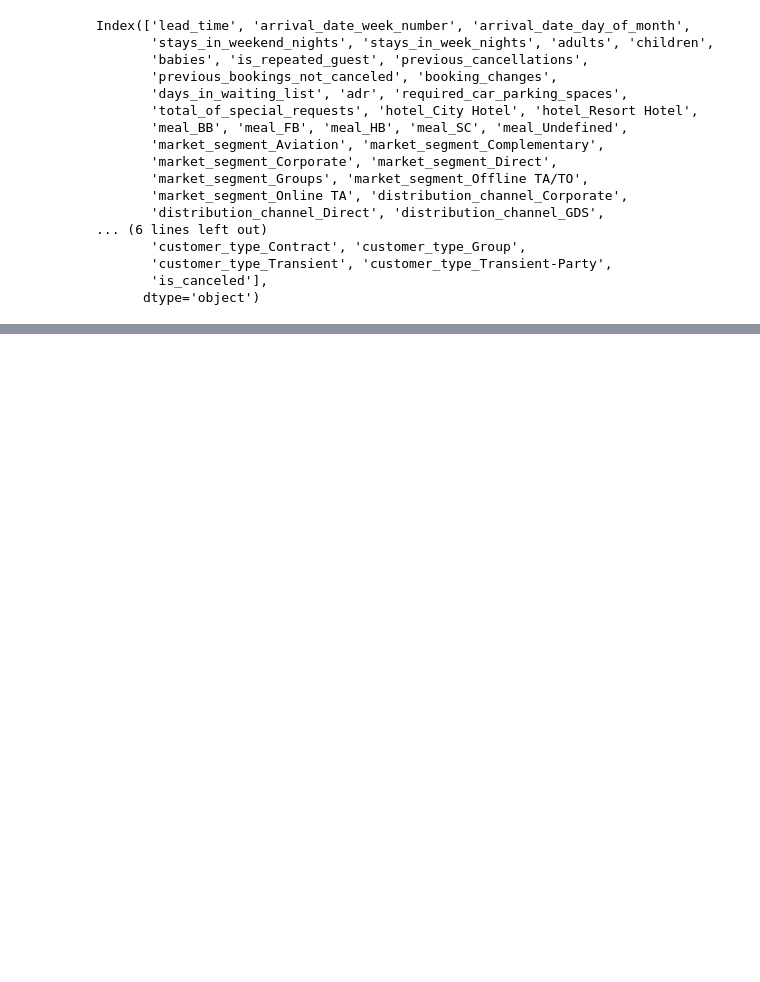
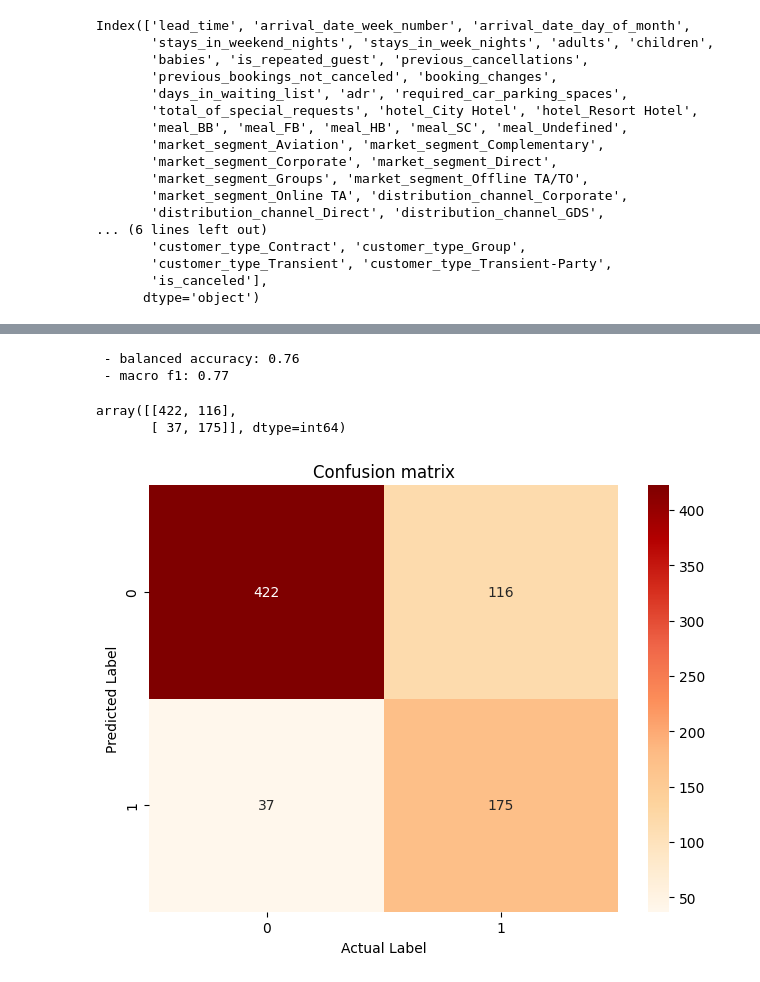
Before and after one commit to giannpan/Booking_cancelation, a Jupyter notebook: Untitled6.ipynb, the cells around one changed output, grey strips where cells are left out. Cells and saved outputs as stored; diff of their text form; code cells hidden in the pictures; blank space fills up the shorter version.

```diff
--- a/Untitled6.ipynb
+++ b/Untitled6.ipynb
@@ -393,0 +485,36 @@ res.iloc[23,1]
+# %%
+finalmodel = Pipeline([
+  ('scaler',RobustScaler()),
+  ('feat_select', SelectKBest(mutual_info_classif,k=29)),
+  ('classifier', RandomForestClassifier(random_state=42))
+])
+
+finalmodel.fit(X_train, y_train)
+predictions = finalmodel.predict(X_test)
+print(' - balanced accuracy:', round(balanced_accuracy_score(y_test, predictions),2))
+print(' - macro f1:', round(f1_score(y_test, predictions, average='macro'),2))
+# %% [output]
+ - balanced accuracy: 0.76
+ - macro f1: 0.77
+# %%
+cnf_matrix = confusion_matrix(predictions, y_test)
+cnf_matrix
+# %% [output]
+array([[422, 116],
+       [ 37, 175]], dtype=int64)
+# %%
+class_names = [0,1]
+fig, ax = plt.subplots()
+tick_marks = np.arange(len(class_names))
+plt.xticks(tick_marks,class_names)
+plt.yticks(tick_marks,class_names)
+
+#Create Heatmap
+sns.heatmap(pd.DataFrame(cnf_matrix), annot= True, cmap = "OrRd", fmt ="g")
+plt.tight_layout()
+plt.title("Confusion matrix")
+plt.xlabel("Actual Label")
+plt.ylabel("Predicted Label")
+None
+# %% [output]
+[figure, added]
```
Also changed, not shown: parts of 19 cells of this notebook.
